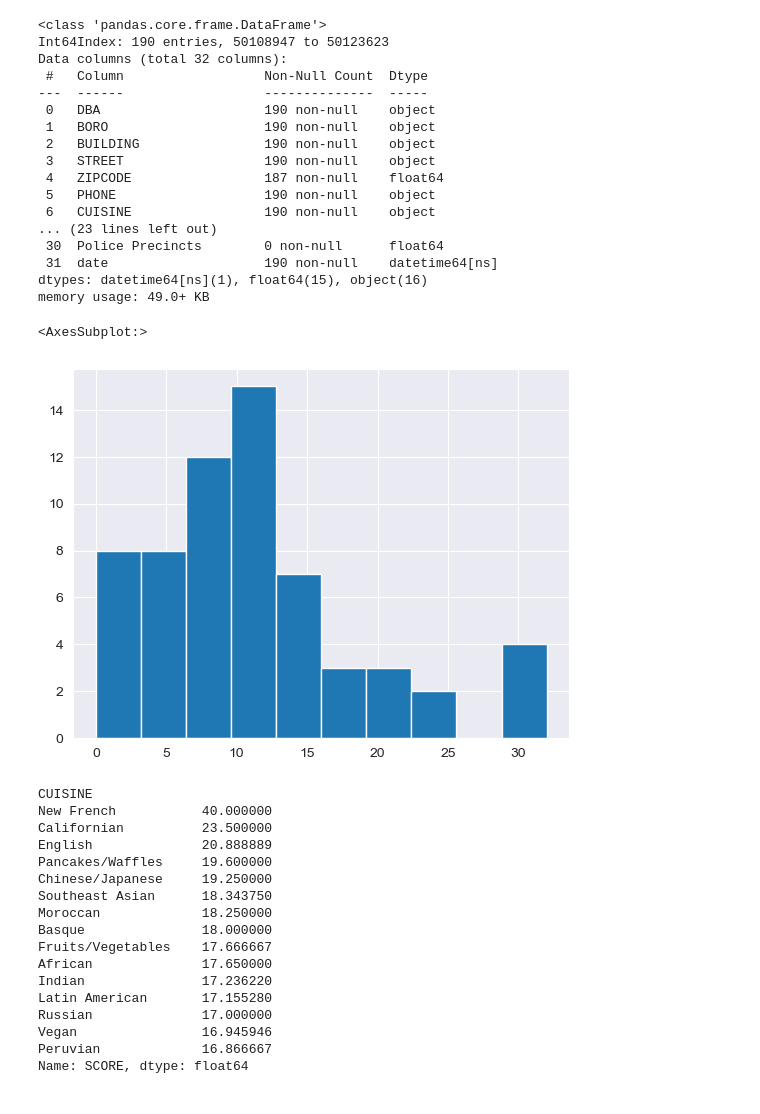
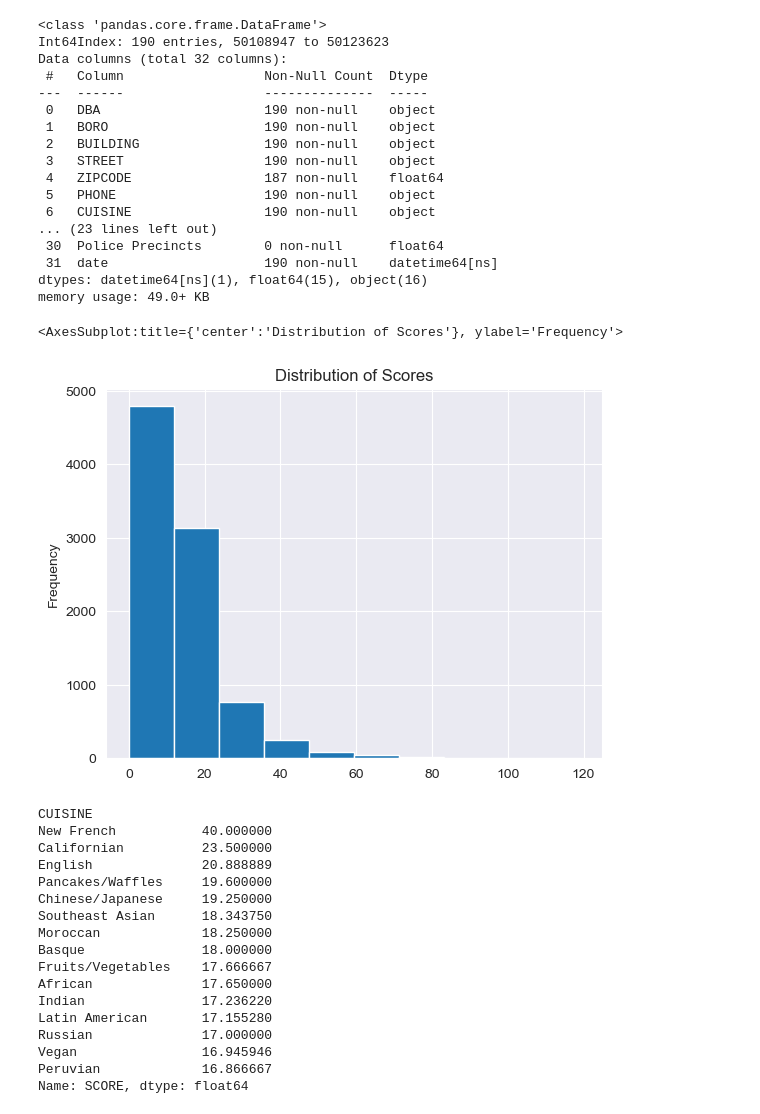
Before and after one commit to JacobMinkin/NYC_Restaurant_Health_Inspection, a Jupyter notebook: Project_2_Manhattan.ipynb, the cells around one changed output. Saved outputs shown, nothing was run; the diff lists cells and outputs as text; code cells hidden in the pictures.

```diff
--- a/Project_2_Manhattan.ipynb
+++ b/Project_2_Manhattan.ipynb
@@ -243,8 +250,8 @@ Data columns (total 32 columns):
  31  date                    190 non-null    datetime64[ns]
 dtypes: datetime64[ns](1), float64(15), object(16)
 memory usage: 49.0+ KB
-# %%
-SUBWAY.SCORE.hist()
-# %% [output]
-<AxesSubplot:>
-[figure, removed]
+# %%
+df_recent.SCORE.plot(kind='hist', title='Distribution of Scores', xlabel='Health Inspection Score')
+# %% [output]
+<AxesSubplot:title={'center':'Distribution of Scores'}, ylabel='Frequency'>
+[figure, added]
```
Also changed, not shown: parts of 30 cells of this notebook, 16 other files.
